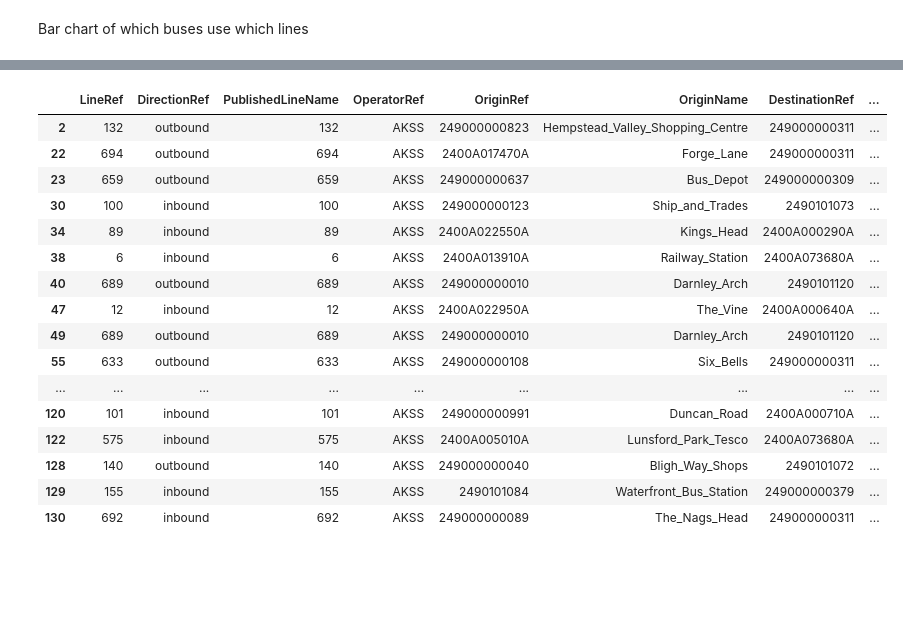
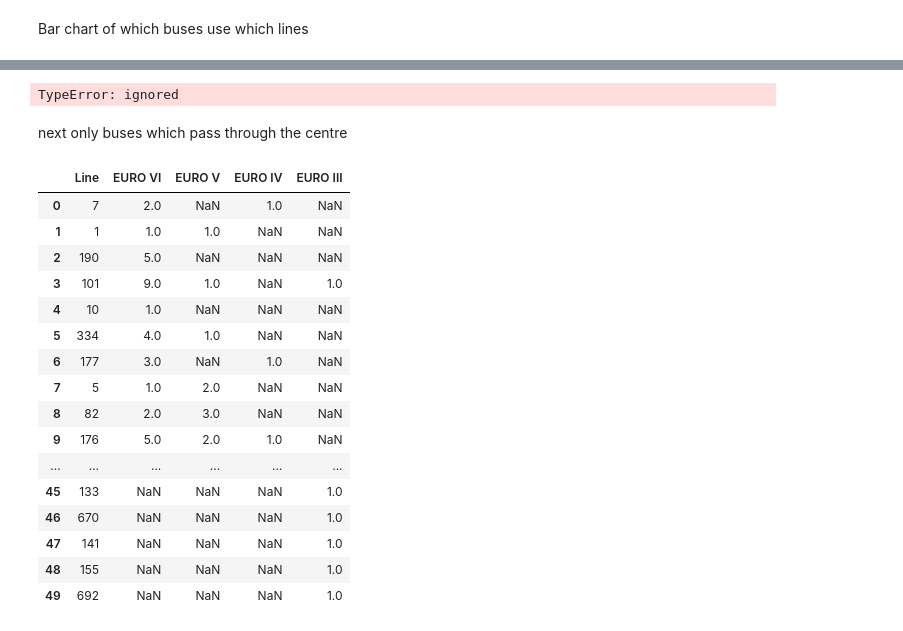
Before and after one commit to JackSandford/ECK, a Jupyter notebook: Self_data_project.ipynb, the cells around one changed output, grey strips where cells are left out. Cells and saved outputs as stored; diff of their text form; code cells hidden in the pictures; blank space fills up the shorter version.

```diff
--- a/Self_data_project.ipynb
+++ b/Self_data_project.ipynb
@@ -152,13 +152,30 @@ def barhist(df, column):
 
 histdict3 = barhist(euro3_buses, 'LineRef')
 
-def drawbar():
+def createbartable():
   stack = pd.DataFrame()
   stack['Line'] = mvj['LineRef']
+  stack = stack.drop_duplicates()
   #stack['EURO III'] = histdict3
   #histdict30 = {k:[v] for k,v in histdict3.items()}
   hist3 = pd.DataFrame(histdict3.items(), columns=['Line', 'EURO III'])
+  hist4 = pd.DataFrame(histdict4.items(), columns=['Line', 'EURO IV'])
+  hist5 = pd.DataFrame(histdict5.items(), columns=['Line', 'EURO V'])
+  hist6 = pd.DataFrame(histdict6.items(), columns=['Line', 'EURO VI'])
   stack3 = pd.merge(hist3, stack, how = 'outer')
-  display(stack3)
+  stack4 = pd.merge(hist4, stack3, how = 'outer')
+  stack5 = pd.merge(hist5, stack4, how = 'outer')
+  stack6 = pd.merge(hist6, stack5, how = 'outer')
+  return stack6
 
-drawbar()
+# sorting required data first into its euro forms
+# then creating a histogram in the form of a dictionary for each
+
+euro4_buses = euro_class_only(ohod, 'EURO IV')
+euro5_buses = euro_class_only(ohod, 'EURO V')
+euro6_buses = euro_class_only(ohod, 'EURO VI')
+histdict4 = barhist(euro4_buses, 'LineRef')
+histdict5 = barhist(euro5_buses, 'LineRef')
+histdict6 = barhist(euro6_buses, 'LineRef')
+
+bartable = createbartable()
@@ -179,20 +182,36 @@ drawbar()
+# %%
+def showbar():
+
+  # plt.bar(bartable['Line'], bartable['EURO III'], color = 'red')
+  # plt.bar(bartable['Line'], bartable['EURO IV'], color = 'y')
+  # plt.bar(bartable['Line'], bartable['EURO VI'], bottom = bartable['EURO III'], color = 'g')
+  # plt.show()
+  plt.rcParams(figsize=(12,12))
+  bartable.plot(x='Line', kind='bar', stacked=True,
+        title='Stacked Bar Graph of number and type of buses by line')
+  plt.show()
+showbar()
+# %% [output]
+TypeError: ignored
+# %% [markdown]
+next only buses which pass through the centre
 # %%
-display(euro3_buses)
+display(bartable)
 # %% [output]
-|  | LineRef | DirectionRef | PublishedLineName | OperatorRef | OriginRef | OriginName | DestinationRef | ... |
-| 2 | 132 | outbound | 132 | AKSS | 249000000823 | Hempstead_Valley_Shopping_Centre | 249000000311 | ... |
-| 22 | 694 | outbound | 694 | AKSS | 2400A017470A | Forge_Lane | 249000000311 | ... |
-| 23 | 659 | outbound | 659 | AKSS | 249000000637 | Bus_Depot | 249000000309 | ... |
-| 30 | 100 | inbound | 100 | AKSS | 249000000123 | Ship_and_Trades | 2490101073 | ... |
-| 34 | 89 | inbound | 89 | AKSS | 2400A022550A | Kings_Head | 2400A000290A | ... |
-| 38 | 6 | inbound | 6 | AKSS | 2400A013910A | Railway_Station | 2400A073680A | ... |
-| 40 | 689 | outbound | 689 | AKSS | 249000000010 | Darnley_Arch | 2490101120 | ... |
-| 47 | 12 | inbound | 12 | AKSS | 2400A022950A | The_Vine | 2400A000640A | ... |
-| 49 | 689 | outbound | 689 | AKSS | 249000000010 | Darnley_Arch | 2490101120 | ... |
-| 55 | 633 | outbound | 633 | AKSS | 249000000108 | Six_Bells | 249000000311 | ... |
-| ... | ... | ... | ... | ... | ... | ... | ... | ... |
-| 120 | 101 | inbound | 101 | AKSS | 249000000991 | Duncan_Road | 2400A000710A | ... |
-| 122 | 575 | inbound | 575 | AKSS | 2400A005010A | Lunsford_Park_Tesco | 2400A073680A | ... |
-| 128 | 140 | outbound | 140 | AKSS | 249000000040 | Bligh_Way_Shops | 2490101072 | ... |
-| 129 | 155 | inbound | 155 | AKSS | 2490101084 | Waterfront_Bus_Station | 249000000379 | ... |
-| 130 | 692 | inbound | 692 | AKSS | 249000000089 | The_Nags_Head | 249000000311 | ... |
+|  | Line | EURO VI | EURO V | EURO IV | EURO III |
+| 0 | 7 | 2.0 | NaN | 1.0 | NaN |
+| 1 | 1 | 1.0 | 1.0 | NaN | NaN |
+| 2 | 190 | 5.0 | NaN | NaN | NaN |
+| 3 | 101 | 9.0 | 1.0 | NaN | 1.0 |
+| 4 | 10 | 1.0 | NaN | NaN | NaN |
+| 5 | 334 | 4.0 | 1.0 | NaN | NaN |
+| 6 | 177 | 3.0 | NaN | 1.0 | NaN |
+| 7 | 5 | 1.0 | 2.0 | NaN | NaN |
+| 8 | 82 | 2.0 | 3.0 | NaN | NaN |
+| 9 | 176 | 5.0 | 2.0 | 1.0 | NaN |
+| ... | ... | ... | ... | ... | ... |
+| 45 | 133 | NaN | NaN | NaN | 1.0 |
+| 46 | 670 | NaN | NaN | NaN | 1.0 |
+| 47 | 141 | NaN | NaN | NaN | 1.0 |
+| 48 | 155 | NaN | NaN | NaN | 1.0 |
+| 49 | 692 | NaN | NaN | NaN | 1.0 |
```
Also changed, not shown: parts of 1 cell of this notebook.
